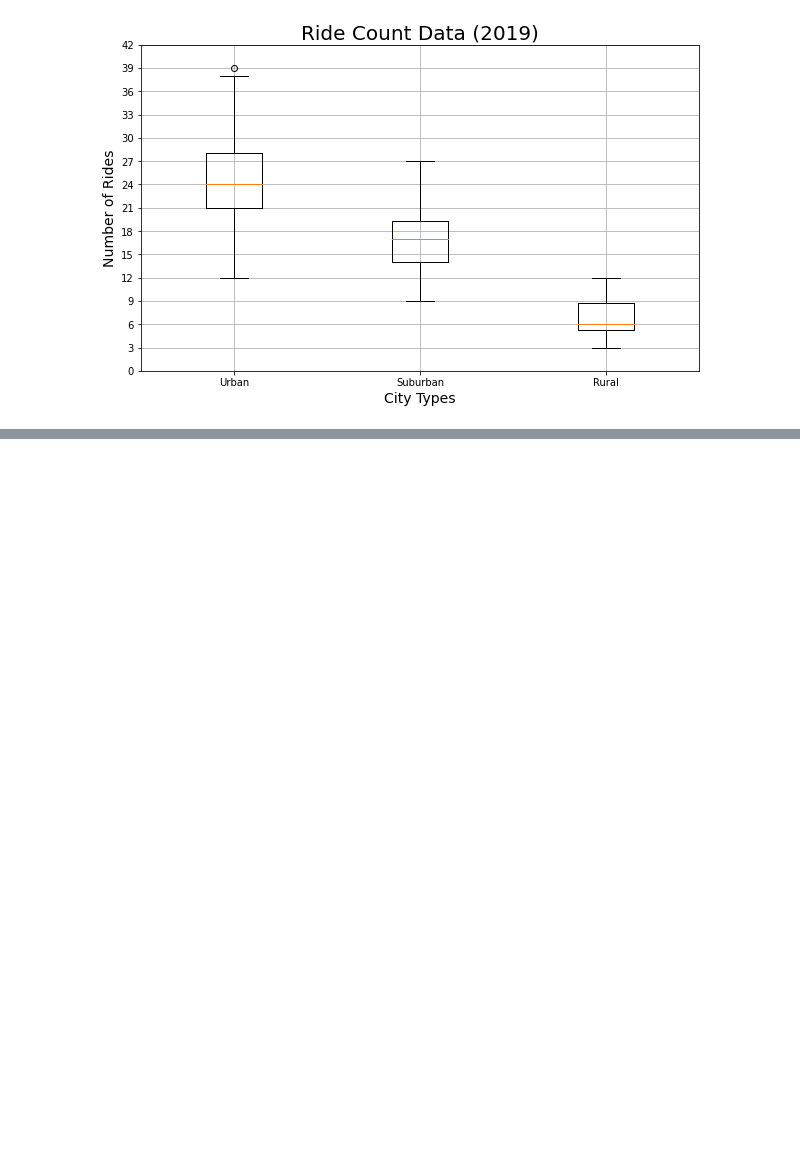
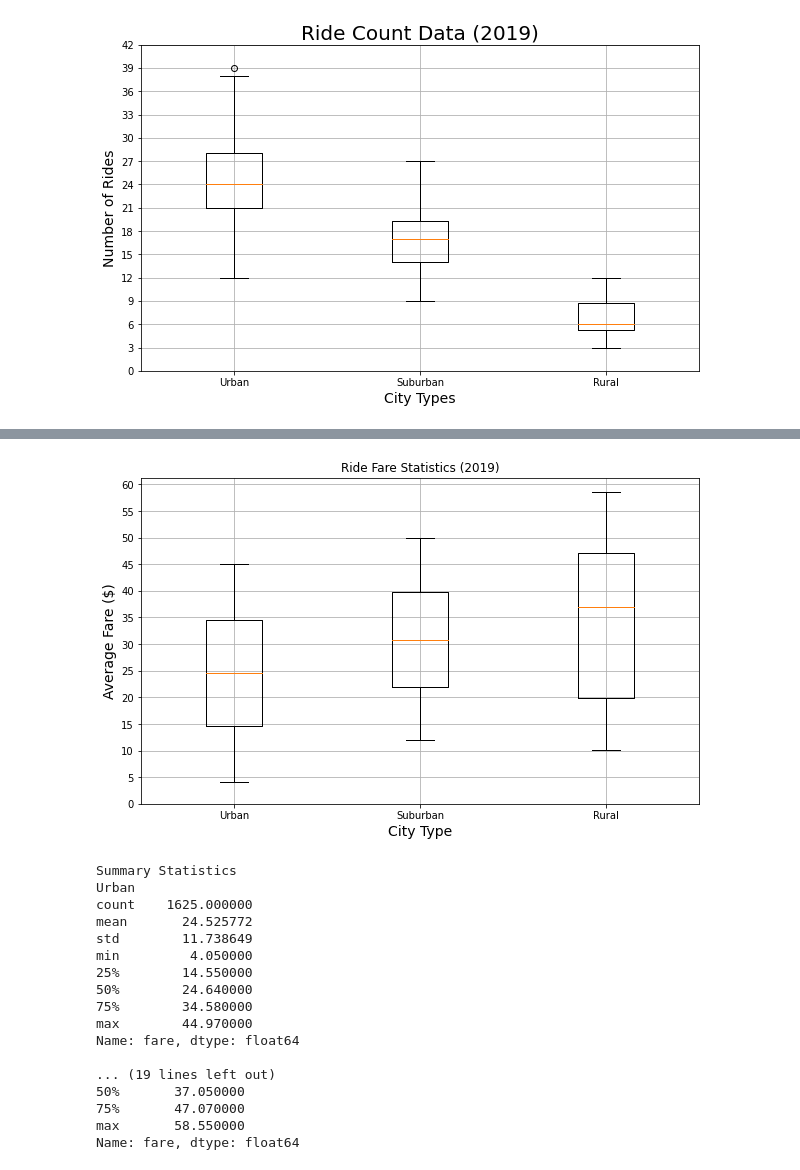
Before and after one commit to jhd1013/rideshare-analysis, a Jupyter notebook: PyBer.ipynb, the cells around one changed output, grey strips where cells are left out. Cells and saved outputs as stored; diff of their text form; code cells hidden in the pictures; blank space fills up the shorter version.

Commit message:
Added box & whisker charts (module 5.4.5)

```diff
--- a/PyBer.ipynb
+++ b/PyBer.ipynb
@@ -272,0 +388,40 @@ Name: fare, dtype: float64
+# %%
+# Create a box & whisker chart for the fare data in all cities
+fig, ax = plt.subplots(figsize=(10,6))
+fare_data = [urban_fares, suburban_fares, rural_fares]
+ax.boxplot(fare_data, labels=x_labels)
+# Add title and axes labels
+ax.set_title('Ride Fare Statistics (2019)')
+ax.set_ylabel('Average Fare ($)', fontsize=14)
+ax.set_xlabel('City Type', fontsize=14)
+ax.set_yticks(np.arange(0,61,step=5.0))
+ax.grid()
+plt.savefig("analysis/Fig3.png")
+plt.show()
+
+print("Summary Statistics")
+i = 0
+for city_fare in fare_data:
+    print(x_labels[i])
+    print(city_fare.describe())
+    print("\n")
+    i += 1
+# %% [output]
+[figure, added]
+Summary Statistics
+Urban
+count    1625.000000
+mean       24.525772
+std        11.738649
+min         4.050000
+25%        14.550000
+50%        24.640000
+75%        34.580000
+max        44.970000
+Name: fare, dtype: float64
+
+... (19 lines left out)
+50%       37.050000
+75%       47.070000
+max       58.550000
+Name: fare, dtype: float64
```
Also changed, not shown: parts of 20 cells of this notebook.
